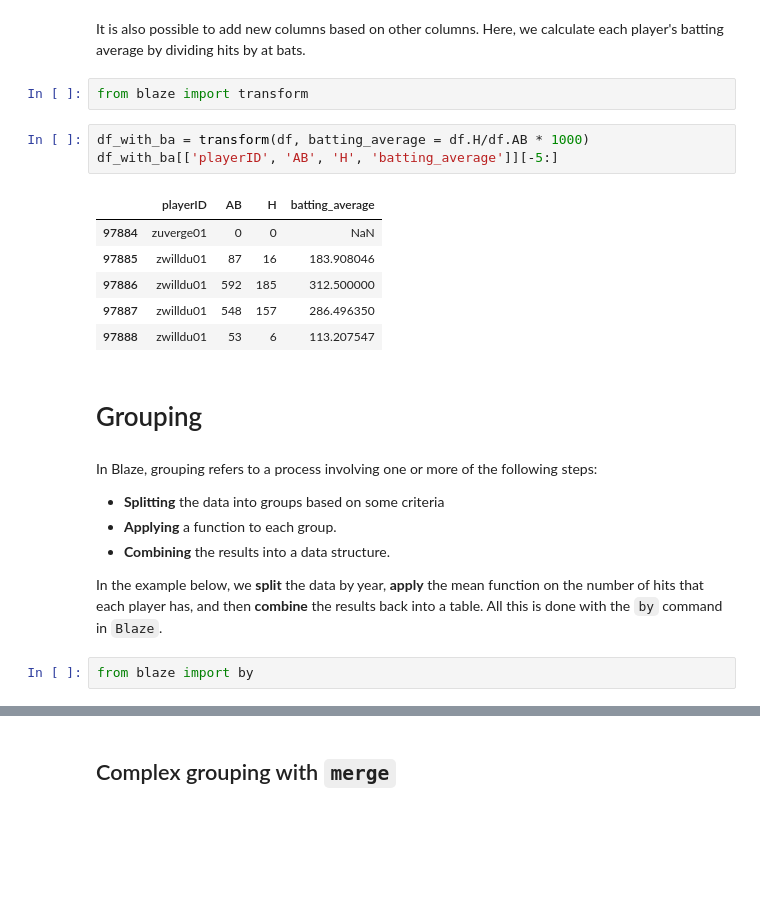
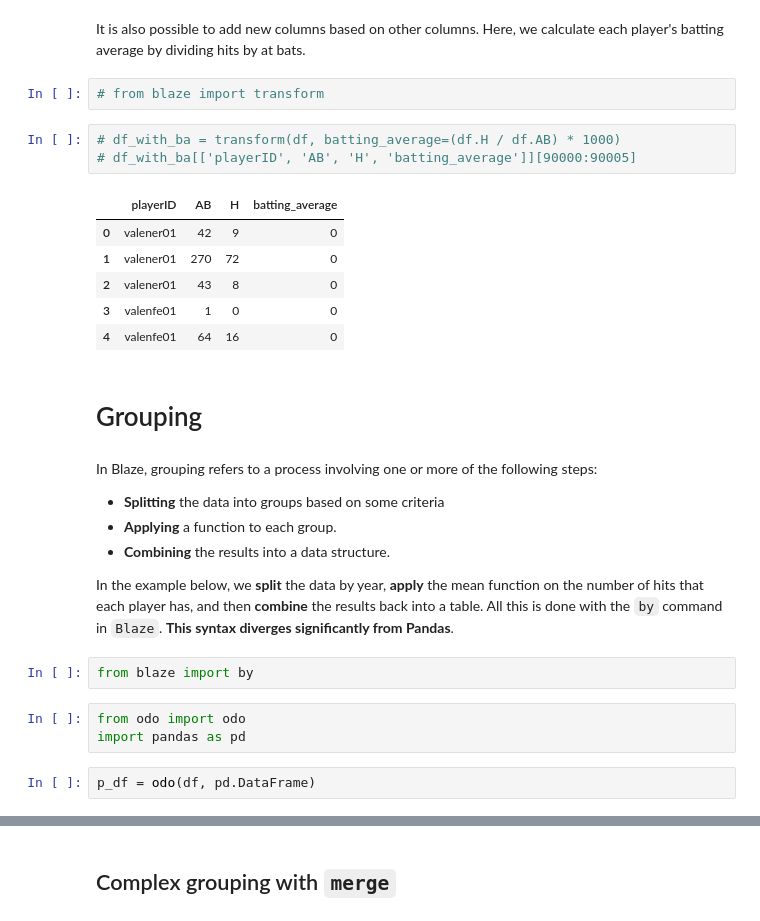
Before and after one commit to Will-So/B, a Jupyter notebook: 10 Minutes Blaze.ipynb, the cells around one changed output, grey strips where cells are left out. Drawn from its saved outputs; the diff is of its cells as text; blank space fills up the shorter version.

Commit message:
couple of changes to 10 minutes blaze

```diff
--- a/10 Minutes Blaze.ipynb
+++ b/10 Minutes Blaze.ipynb
@@ -217,17 +212,17 @@ df1[400:405]
 # %% [markdown]
 It is also possible to add new columns based on other columns. Here, we calculate each player's batting average by dividing hits by at bats.
 # %%
-from blaze import transform
+# from blaze import transform
 # %%
-df_with_ba = transform(df, batting_average = df.H/df.AB * 1000)
-df_with_ba[['playerID', 'AB', 'H', 'batting_average']][-5:]
+# df_with_ba = transform(df, batting_average=(df.H / df.AB) * 1000)
+# df_with_ba[['playerID', 'AB', 'H', 'batting_average']][90000:90005]
 # %% [output]
 |  | playerID | AB | H | batting_average |
-| 97884 | zuverge01 | 0 | 0 | NaN |
-| 97885 | zwilldu01 | 87 | 16 | 183.908046 |
-| 97886 | zwilldu01 | 592 | 185 | 312.500000 |
-| 97887 | zwilldu01 | 548 | 157 | 286.496350 |
-| 97888 | zwilldu01 | 53 | 6 | 113.207547 |
+| 0 | valener01 | 42 | 9 | 0 |
+| 1 | valener01 | 270 | 72 | 0 |
+| 2 | valener01 | 43 | 8 | 0 |
+| 3 | valenfe01 | 1 | 0 | 0 |
+| 4 | valenfe01 | 64 | 16 | 0 |
 # %% [markdown]
 # Grouping
 # %% [markdown]
@@ -237,7 +232,12 @@ In Blaze, grouping refers to a process involving one or more of the following st
 - **Applying** a function to each group.
 - **Combining** the results into a data structure.
 
-In the example below, we **split** the data by year, **apply** the mean function on the number of hits that each player has, and then **combine** the results back into a table. All this is done with the `by` command in `Blaze`.
+In the example below, we **split** the data by year, **apply** the mean function on the number of hits that each player has, and then **combine** the results back into a table. All this is done with the `by` command in `Blaze`. **This syntax diverges significantly from Pandas**.
 # %%
 from blaze import by
+# %%
+from odo import odo
+import pandas as pd
+# %%
+p_df = odo(df, pd.DataFrame)
 # %%
```
Also changed, not shown: parts of 18 cells of this notebook, 1 other file.
